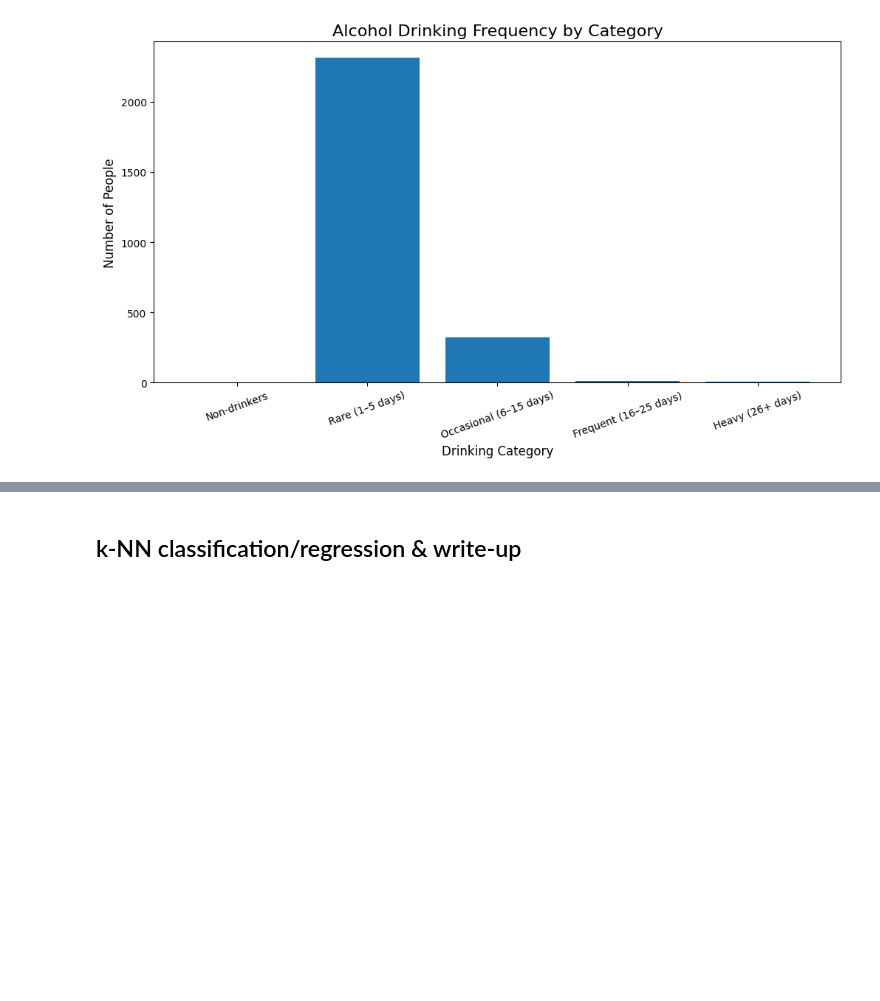
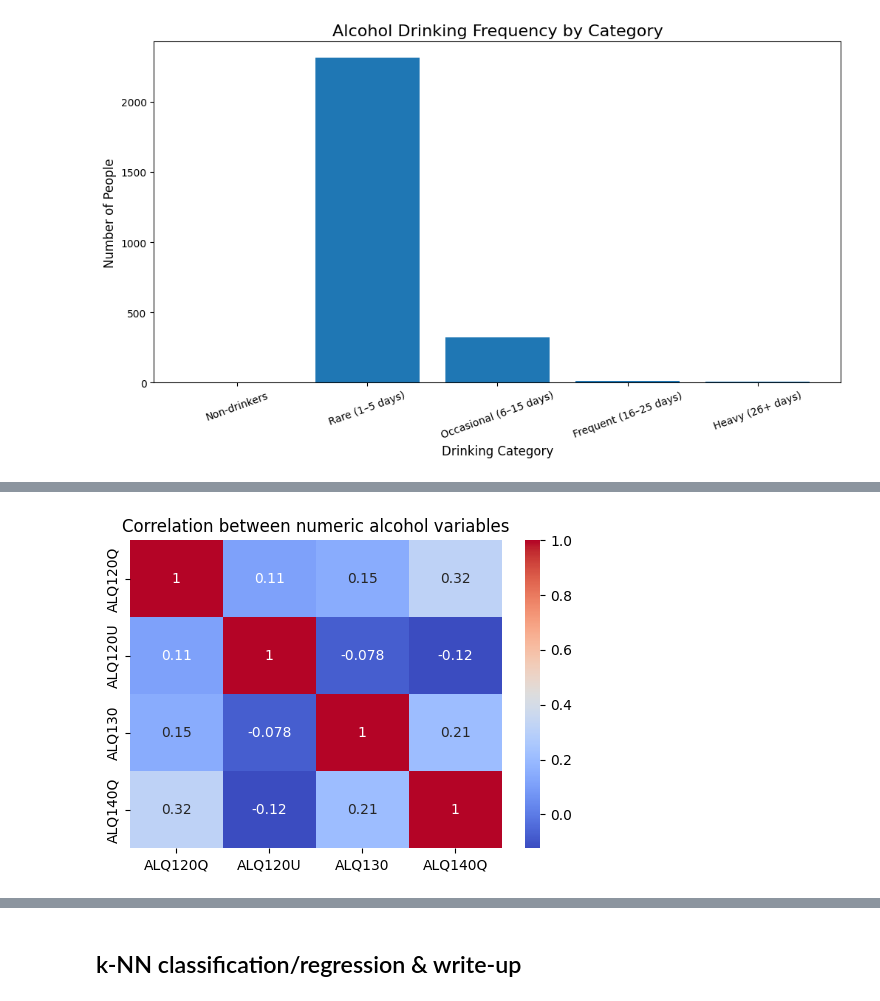
Before and after one commit to clairicelou/project_1_bsds, a Jupyter notebook: Project1_DS3021.ipynb, the cells around one changed output, grey strips where cells are left out. Cells and saved outputs as stored; diff of their text form; code cells hidden in the pictures; blank space fills up the shorter version.

```diff
--- a/Project1_DS3021.ipynb
+++ b/Project1_DS3021.ipynb
@@ -206,0 +309,11 @@ plt.show()
+# %%
+num_vars = ["ALQ120Q", "ALQ120U", "ALQ130", "ALQ140Q"]
+cat_vars = ["ALQ100", "ALQ110", "ALQ150"]
+# %%
+# Correlation heatmap for numeric variables
+plt.figure(figsize=(6,4))
+sns.heatmap(df[num_vars].corr(), annot=True, cmap="coolwarm")
+plt.title("Correlation between numeric alcohol variables")
+plt.show()
+# %% [output]
+[figure, added]
```
Also changed, not shown: parts of 15 cells of this notebook.
